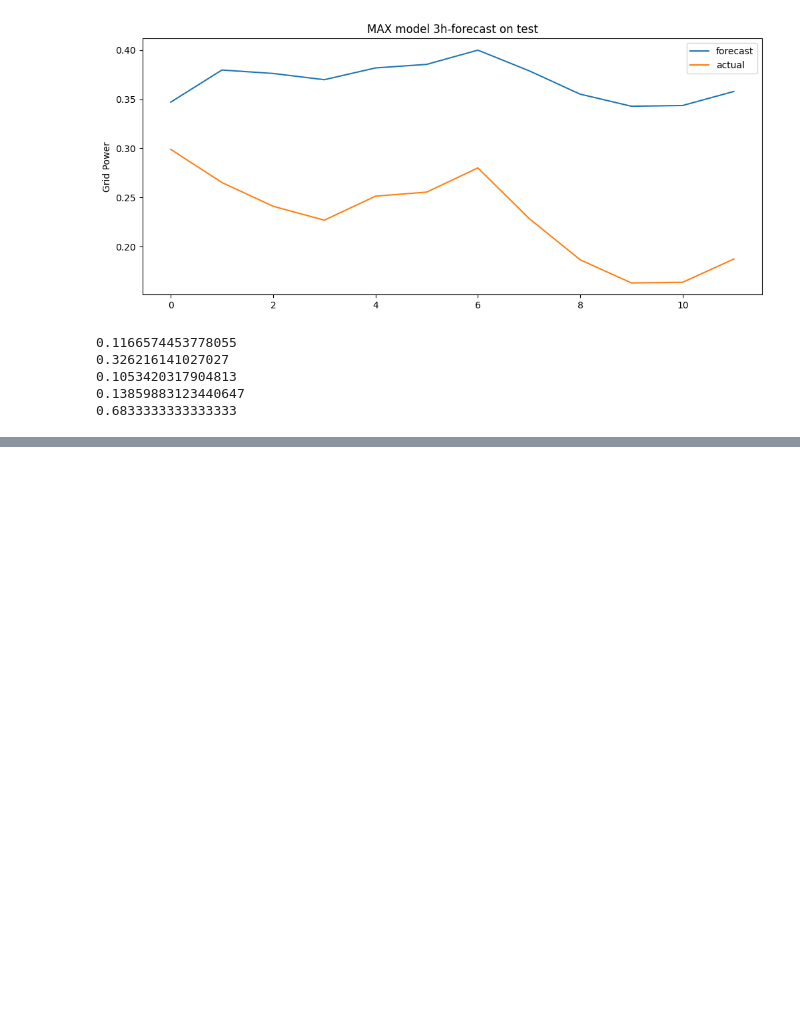
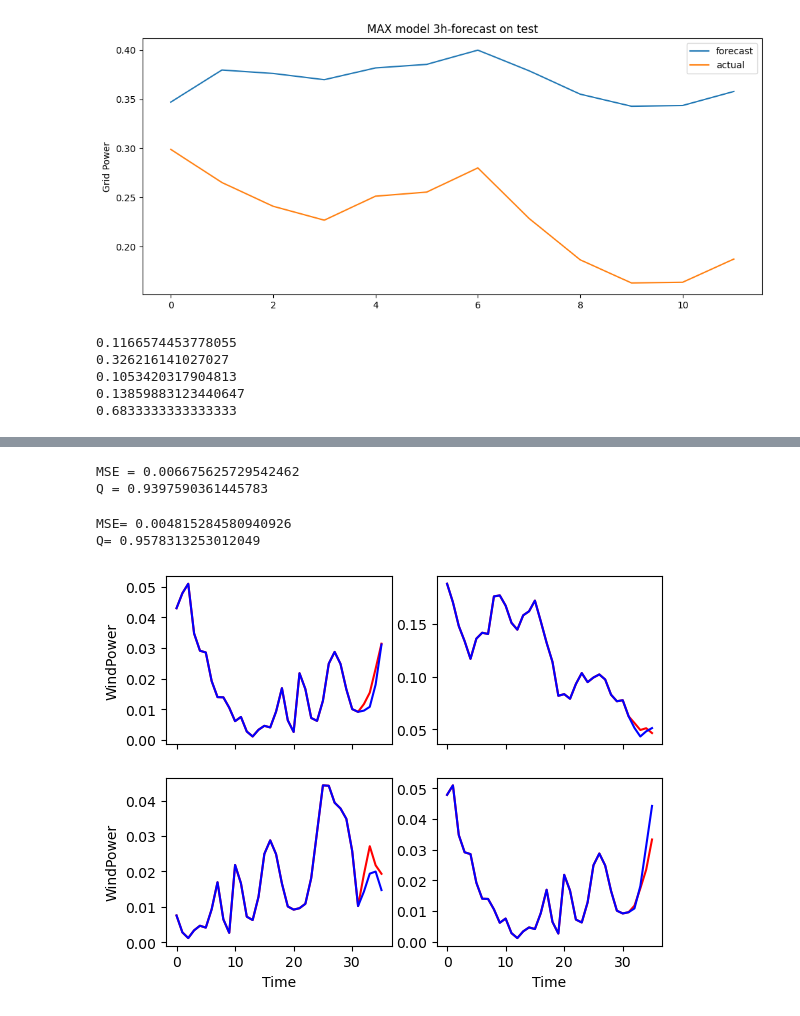
Before and after one commit to Toby-X/BDAI, a Jupyter notebook: Project/project.ipynb, the cells around one changed output, grey strips where cells are left out. Cells and saved outputs as stored; diff of their text form; code cells hidden in the pictures; blank space fills up the shorter version.

```diff
--- a/Project/project.ipynb
+++ b/Project/project.ipynb
@@ -474,0 +503,3 @@ print(sum(idx)/60)
+# %%
+model_xgb1 = MultiOutputRegressor(xgb.XGBRegressor(objective="reg:squarederror",n_estimators=30,max_depth=5))
+model_xgb1.fit(trainX,trainY)
@@ -474,0 +590,24 @@ print(sum(idx)/60)
+# %%
+# for no ma data
+output_predict = model_xgb2.predict(test_X)
+test_mse = MSE(test_Y,output_predict)
+print("MSE =",test_mse)
+re = np.abs(test_Y-output_predict).reshape(-1,)
+idx = re <= 0.15
+idx = idx+0
+print("Q =",sum(idx)/len(idx))
+# %% [output]
+MSE = 0.006675625729542462
+Q = 0.9397590361445783
+# %%
+# for no ma data
+output_predict = model_xgb1.predict(test_X)
+test_mse = MSE(test_Y1,output_predict)
+print("MSE=",test_mse)
+re = np.abs(test_Y1-output_predict).reshape(-1,)
+idx = re <= 0.15
+idx = idx+0
+print("Q=",sum(idx)/len(idx))
+# %% [output]
+MSE= 0.004815284580940926
+Q= 0.9578313253012049
@@ -474,0 +643,28 @@ print(sum(idx)/60)
+# %%
+# 红色为fitted data，蓝色为original data
+import matplotlib.pyplot as plt
+plt.subplots(2,2,sharex=True)
+
+plt.subplot(2,2,1)
+plt.plot(lp1,"r")
+plt.plot(lo1,"b")
+plt.ylabel("WindPower")
+
+plt.subplot(2,2,2)
+plt.plot(lp2,"r")
+plt.plot(lo2,"b")
+
+plt.subplot(2,2,3)
+plt.plot(lp3,"r")
+plt.plot(lo3,"b")
+plt.ylabel("WindPower")
+plt.xlabel("Time")
+
+plt.subplot(2,2,4)
+plt.plot(lp4,"r")
+plt.plot(lo4,"b")
+plt.xlabel("Time")
+
+plt.show()
+# %% [output]
+[figure, added]
```
Also changed, not shown: parts of 11 cells of this notebook, 17 other files.
